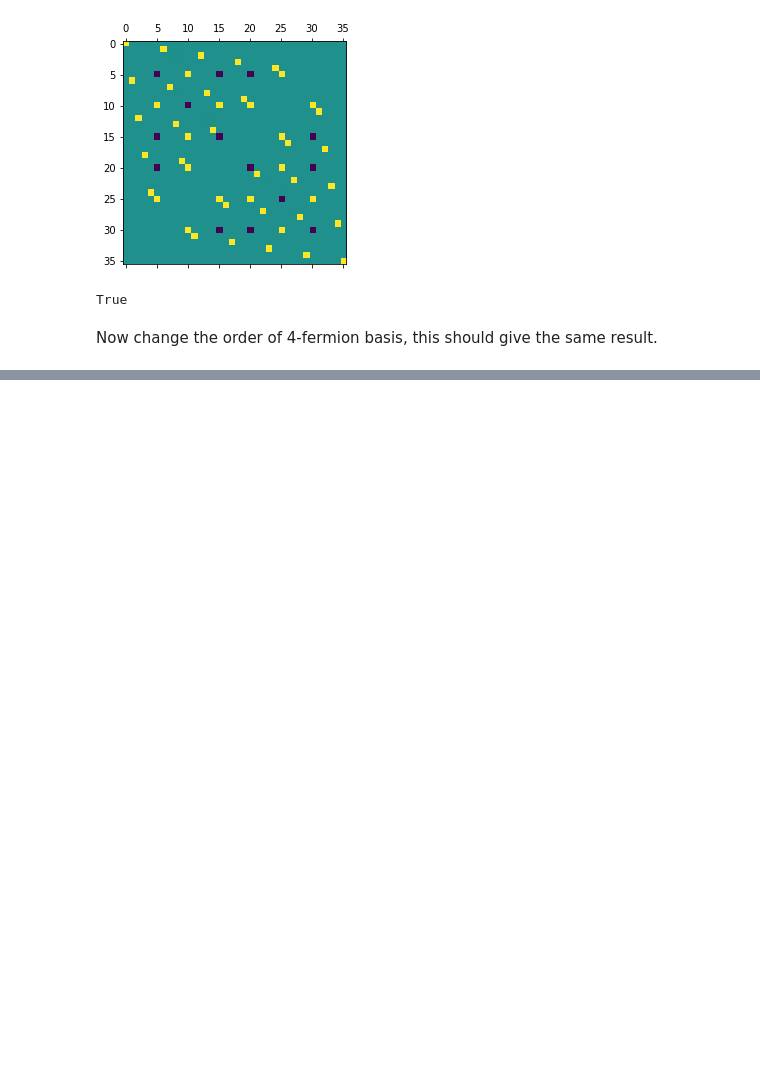
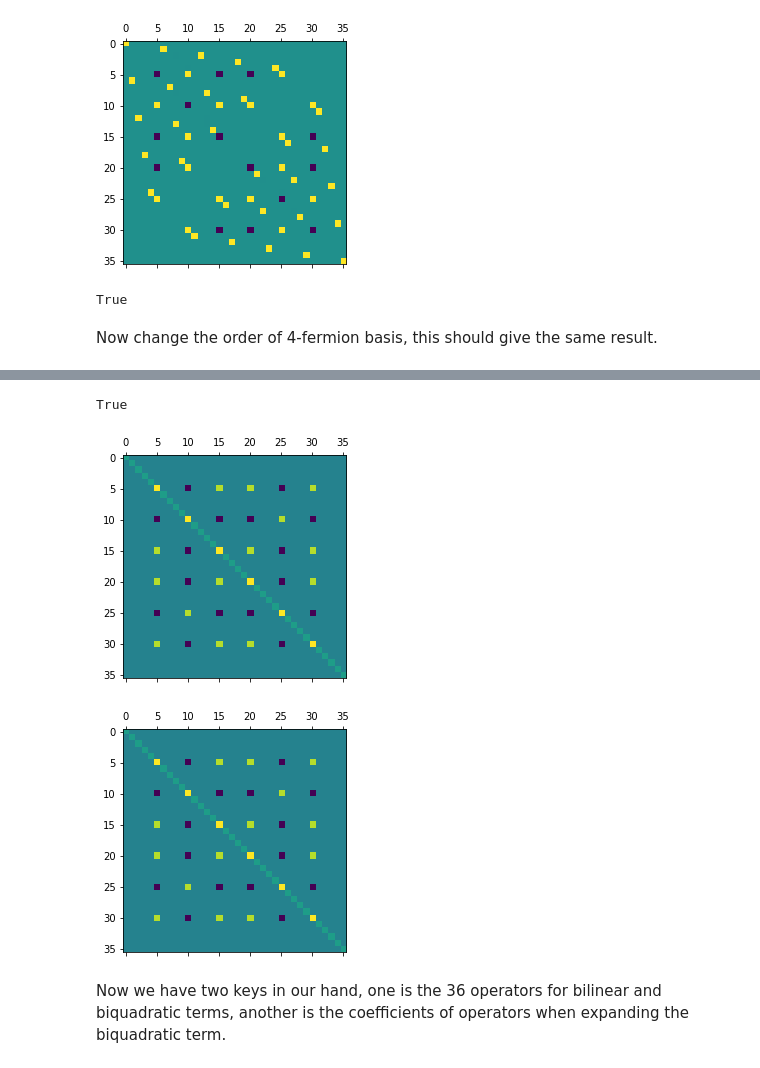
Before and after one commit to Peiyuan-Cai/so6_chain, a Jupyter notebook: so6notebook.ipynb, the cells around one changed output, grey strips where cells are left out. Saved outputs shown, nothing was run; the diff lists cells and outputs as text; code cells hidden in the pictures; blank space fills up the shorter version.

```diff
--- a/so6notebook.ipynb
+++ b/so6notebook.ipynb
@@ -415,0 +1063,68 @@ for a in range(6):
+# %%
+so6g_new = deepcopy(so6g)
+
+for i in range(15,36):
+    if i == 15:
+        so6g_new[i] = np.diag([1,1,1,1,1,1])
+    elif i == 16:
+        so6g_new[i] = np.diag([2,-1,-1,-1,-1,2])/np.sqrt(6)
+    elif i == 20:
+        so6g_new[i] = np.diag([0,-1,1,1,-1,0])/np.sqrt(2)
+    elif i == 17 or i == 18 or i == 19 or i == 21 or i == 22 or i == 23 or i == 26 or i == 31:
+        so6g_new[i] *= 2
+    else:
+        so6g_new[i] *= np.sqrt(2)
+
+coe_list_new = []
+
+for a in range(1,5):
+    for b in range(1,5):
+        for c in range(1,5):
+            for d in range(1,5):
+                SiSi = su4g[(a,b)] @ su4g[(c,d)]
+                Amat = np.zeros((36, len(so6g_new)))
+                B = SiSi.reshape(-1,1)
+                for l in range(len(so6g_new)):
+                    Amat[:,l] = so6g_new[l].reshape(-1,1)[:,0]
+                pcoe = LA.solve(Amat, B)
+                coe_list_new.append(pcoe)
+
+for i in range(len(coe_list_new)):
+    coe_list_new[i] = coe_list_new[i].reshape(36)
+
+def pvec_new(a,b,c,d):
+    return coe_list_new[64*(a-1)+16*(b-1)+4*(c-1)+d-1]
+
+cmn_new = np.zeros((36,36))
+
+P = dict()
+for a in range(1,5):
+    for b in range(1,5):
+        for c in range(1,5):
+            for d in range(1,5):
+                P[(a,b,c,d)] = pvec_new(a,b,c,d)
+
+for m in range(36):
+    for n in range(36):
+        for a in range(1,5):
+            for b in range(1,5):
+                for c in range(1,5):
+                    for d in range(1,5):
+                        cmn_new[m,n] += P[(a,b,c,d)][m] * P[(b,a,d,c)][n]
+
+expd_new = np.zeros((36,36))
+for m in range(36):
+    for n in range(36):
+        expd_new += cmn_new[m,n] * np.kron(so6g_new[m], so6g_new[n])
+
+print(np.allclose(tr_sqrd, expd_new))
+
+plt.matshow(tr_sqrd)
+plt.show()
+
+plt.matshow(expd_new)
+plt.show()
+# %% [output]
+True
+[figure, added]
+[figure, added]
@@ -415,0 +1134,2 @@ for a in range(6):
+# %% [markdown]
+Now we have two keys in our hand, one is the 36 operators for bilinear and biquadratic terms, another is the coefficients of operators when expanding the biquadratic term.
```
Also changed, not shown: parts of 17 cells of this notebook, 2 other files.
